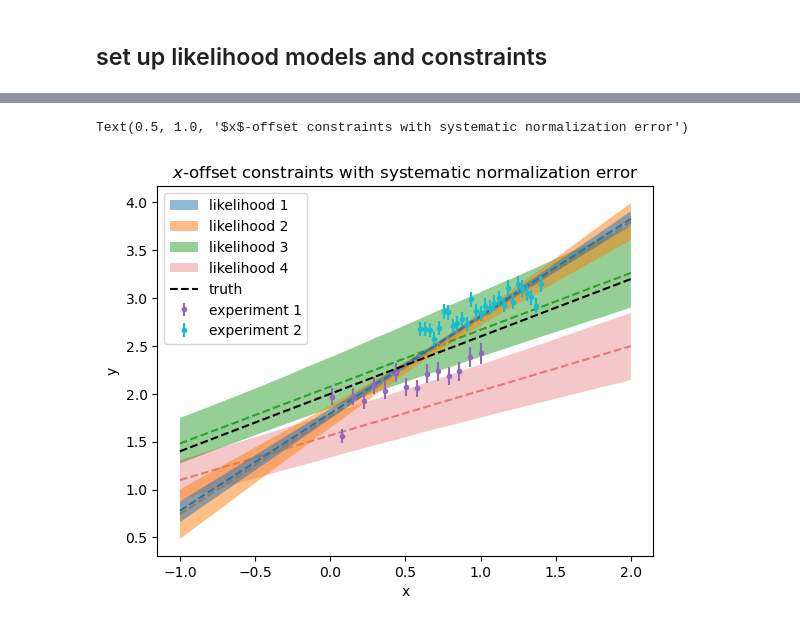
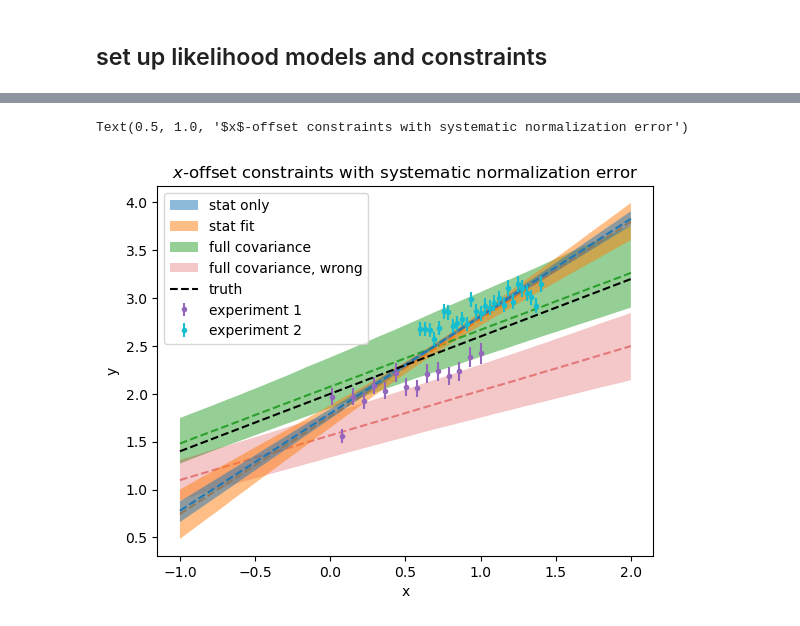
Before and after one commit to beykyle/rxmc, a Jupyter notebook: examples/systematic_err_demo.ipynb, the cells around one changed output, grey strips where cells are left out. Cells and saved outputs as stored; diff of their text form; code cells hidden in the pictures.

```diff
--- a/examples/systematic_err_demo.ipynb
+++ b/examples/systematic_err_demo.ipynb
@@ -740,18 +849,18 @@ plt.errorbar(
     color="tab:cyan",
     zorder=999,
 )
-p = plt.fill_between(x_full, lower1, upper1, label="likelihood 1", alpha=0.5, zorder=99)
+p = plt.fill_between(x_full, lower1, upper1, label="stat only", alpha=0.5, zorder=99)
 plt.plot(x_full, med1, "--", color=p.get_facecolor(), alpha=1, zorder=100)
 
 
-p = plt.fill_between(x_full, lower2, upper2, label="likelihood 2", alpha=0.5, zorder=89)
+p = plt.fill_between(x_full, lower2, upper2, label="stat fit", alpha=0.5, zorder=89)
 plt.plot(x_full, med2, "--", color=p.get_facecolor(), alpha=1, zorder=90)
 
 
-p = plt.fill_between(x_full, lower3, upper3, label="likelihood 3", alpha=0.5)
+p = plt.fill_between(x_full, lower3, upper3, label="full covariance", alpha=0.5)
 plt.plot(x_full, med3, "--", color=p.get_facecolor(), alpha=1, zorder=89)
 
-p = plt.fill_between(x_full, lower4, upper4, label="likelihood 4", alpha=0.25)
+p = plt.fill_between(x_full, lower4, upper4, label="full covariance, wrong", alpha=0.25)
 plt.plot(x_full, med4, "--", color=p.get_facecolor(), alpha=0.5)
 
 
@@ -986,35 +1095,35 @@ plt.errorbar(
     zorder=999,
 )
 plt.errorbar(
     x2,
     y_exp2,
     y_stat_err2,
     marker=".",
     linestyle="none",
     label="experiment 2",
     color="tab:cyan",
     zorder=999,
 )
-p = plt.fill_between(x_full, lower1, upper1, label="likelihood 1", alpha=0.5, zorder=99)
+p = plt.fill_between(x_full, lower1, upper1, label="stat only", alpha=0.5, zorder=99)
 plt.plot(x_full, med1, "--", color=p.get_facecolor(), alpha=1, zorder=100)
 
 
-p = plt.fill_between(x_full, lower2, upper2, label="likelihood 2", alpha=0.5, zorder=89)
+p = plt.fill_between(x_full, lower2, upper2, label="stat fit", alpha=0.5, zorder=89)
 plt.plot(x_full, med2, "--", color=p.get_facecolor(), alpha=1, zorder=90)
 
 
-p = plt.fill_between(x_full, lower3, upper3, label="likelihood 3", alpha=0.5)
+p = plt.fill_between(x_full, lower3, upper3, label="full covariance", alpha=0.5)
 plt.plot(x_full, med3, "--", color=p.get_facecolor(), alpha=1, zorder=89)
 
-p = plt.fill_between(x_full, lower4, upper4, label="likelihood 4", alpha=0.25)
+p = plt.fill_between(x_full, lower4, upper4, label="full covariance, wrong", alpha=0.25)
 plt.plot(x_full, med4, "--", color=p.get_facecolor(), alpha=0.5)
 
 
 plt.plot(x_full, y_true_full, "k--", label="truth", zorder=999)
 plt.xlabel("x")
 plt.ylabel("y")
 plt.legend()
 plt.title("$x$-offset constraints with systematic normalization error")
 # %% [output]
 Text(0.5, 1.0, '$x$-offset constraints with systematic normalization error')
-[figure, old version]
+[figure, new version]
```
Also changed, not shown: parts of 25 cells of this notebook.
